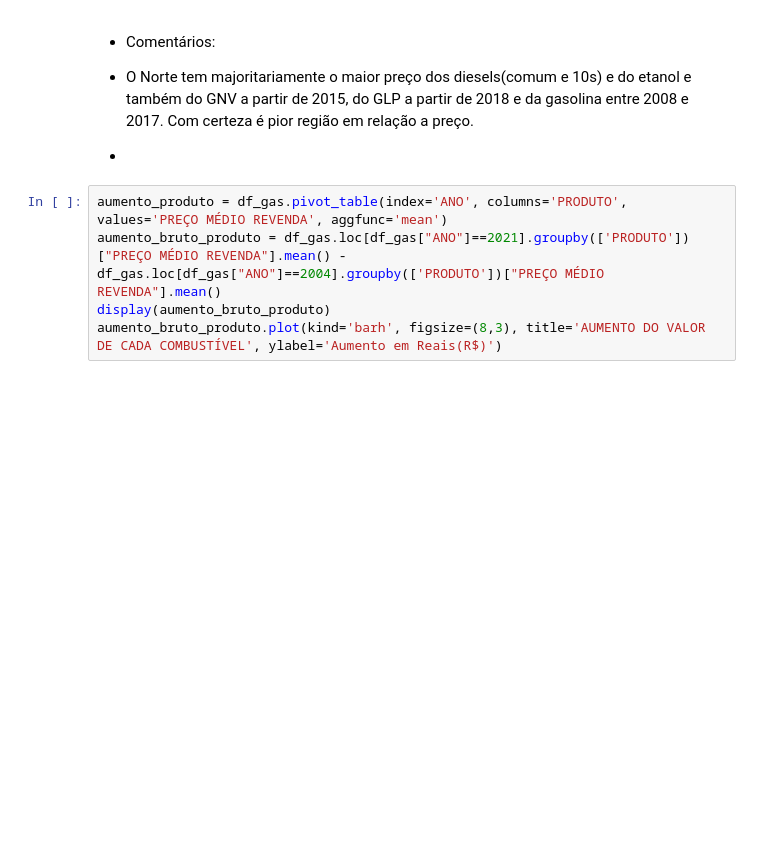
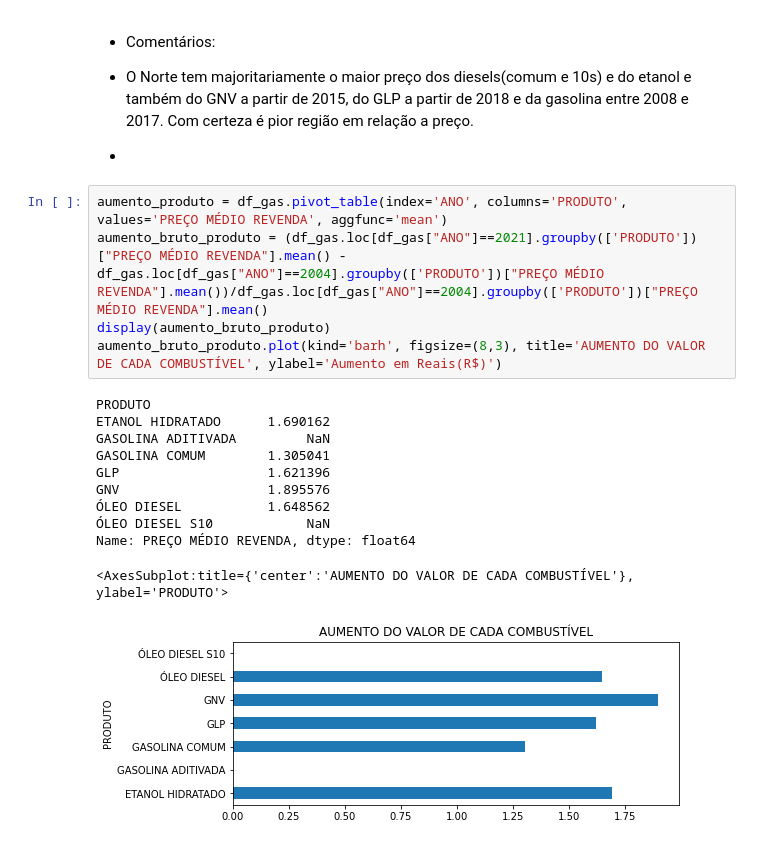
Before and after one commit to cruz-rodrigo/projeto4, a Jupyter notebook: projeto_4.ipynb, the cells around one changed output. Drawn from its saved outputs; the diff is of its cells as text; blank space fills up the shorter version.

```diff
--- a/projeto_4.ipynb
+++ b/projeto_4.ipynb
@@ -137,6 +130,18 @@ axs[2,1].legend(labels=['CENTRO OESTE', 'NORDESTE', 'NORTE', 'SUDESTE', 'SUL'],
 -
 # %%
 aumento_produto = df_gas.pivot_table(index='ANO', columns='PRODUTO', values='PREÇO MÉDIO REVENDA', aggfunc='mean')
-aumento_bruto_produto = df_gas.loc[df_gas["ANO"]==2021].groupby(['PRODUTO'])["PREÇO MÉDIO REVENDA"].mean() - df_gas.loc[df_gas["ANO"]==2004].groupby(['PRODUTO'])["PREÇO MÉDIO REVENDA"].mean()
+aumento_bruto_produto = (df_gas.loc[df_gas["ANO"]==2021].groupby(['PRODUTO'])["PREÇO MÉDIO REVENDA"].mean() - df_gas.loc[df_gas["ANO"]==2004].groupby(['PRODUTO'])["PREÇO MÉDIO REVENDA"].mean())/df_gas.loc[df_gas["ANO"]==2004].groupby(['PRODUTO'])["PREÇO MÉDIO REVENDA"].mean()
 display(aumento_bruto_produto)
 aumento_bruto_produto.plot(kind='barh', figsize=(8,3), title='AUMENTO DO VALOR DE CADA COMBUSTÍVEL', ylabel='Aumento em Reais(R$)')
+# %% [output]
+PRODUTO
+ETANOL HIDRATADO      1.690162
+GASOLINA ADITIVADA         NaN
+GASOLINA COMUM        1.305041
+GLP                   1.621396
+GNV                   1.895576
+ÓLEO DIESEL           1.648562
+ÓLEO DIESEL S10            NaN
+Name: PREÇO MÉDIO REVENDA, dtype: float64
+<AxesSubplot:title={'center':'AUMENTO DO VALOR DE CADA COMBUSTÍVEL'}, ylabel='PRODUTO'>
+[figure, added]
```
Also changed, not shown: parts of 1 cell of this notebook.
